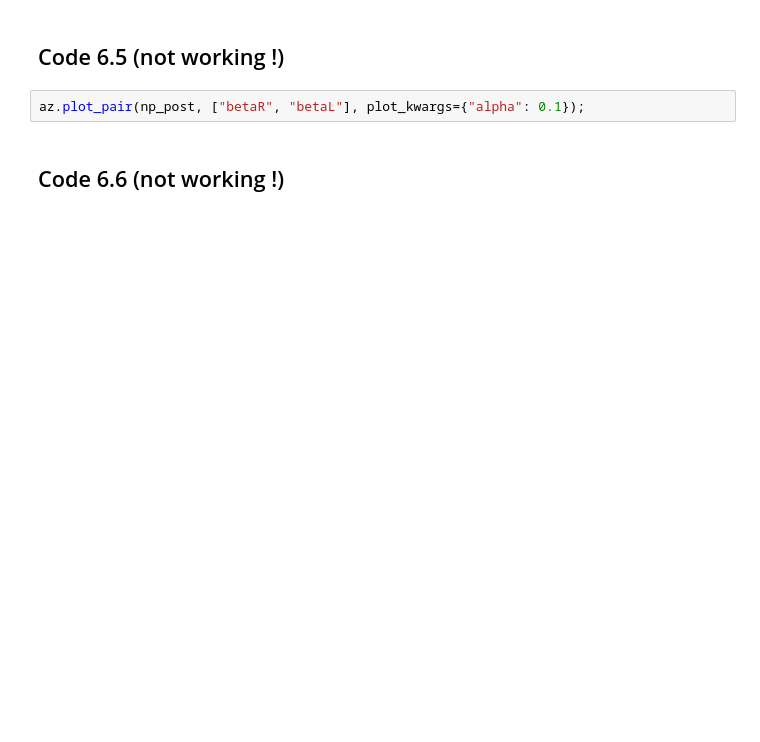
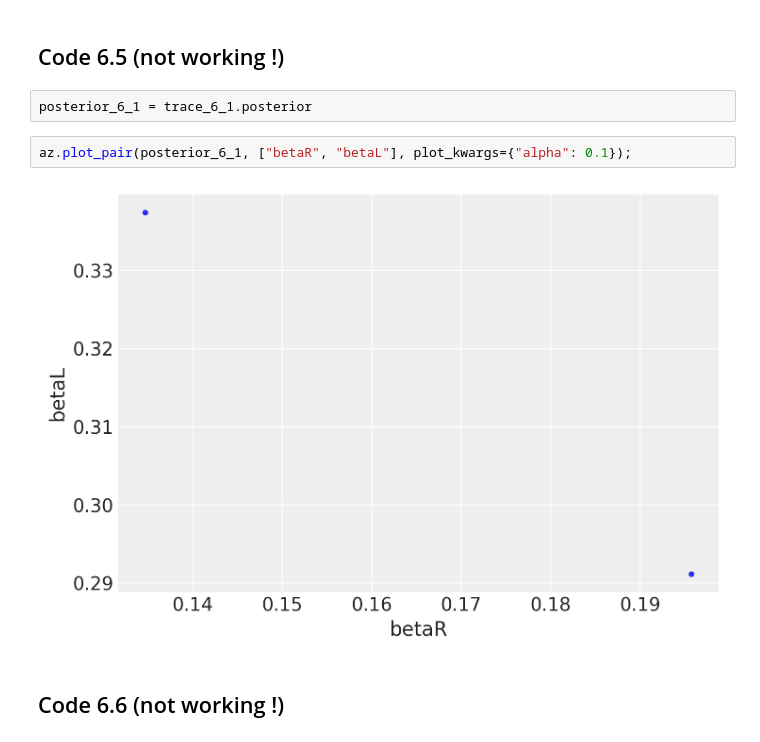
Before and after one commit to ksachdeva/rethinking-tensorflow-probability, a Jupyter notebook: notebooks/06_the_haunted_dag_and_the_causal_terror.ipynb, the cells around one changed output. Drawn from its saved outputs; the diff is of its cells as text; blank space fills up the shorter version.

```diff
--- a/notebooks/06_the_haunted_dag_and_the_causal_terror.ipynb
+++ b/notebooks/06_the_haunted_dag_and_the_causal_terror.ipynb
@@ -242,7 +347,11 @@ az.plot_forest(np_post, credible_interval=0.89);
 # %% [markdown]
 ## Code 6.5  (not working !)
+# %%
+posterior_6_1 = trace_6_1.posterior
 # %%
-az.plot_pair(np_post, ["betaR", "betaL"], plot_kwargs={"alpha": 0.1});
+az.plot_pair(posterior_6_1, ["betaR", "betaL"], plot_kwargs={"alpha": 0.1});
+# %% [output]
+[figure, added]
 # %% [markdown]
 ## Code 6.6  (not working !)
 # %%
```
Also changed, not shown: parts of 22 cells of this notebook, 3 other files.
